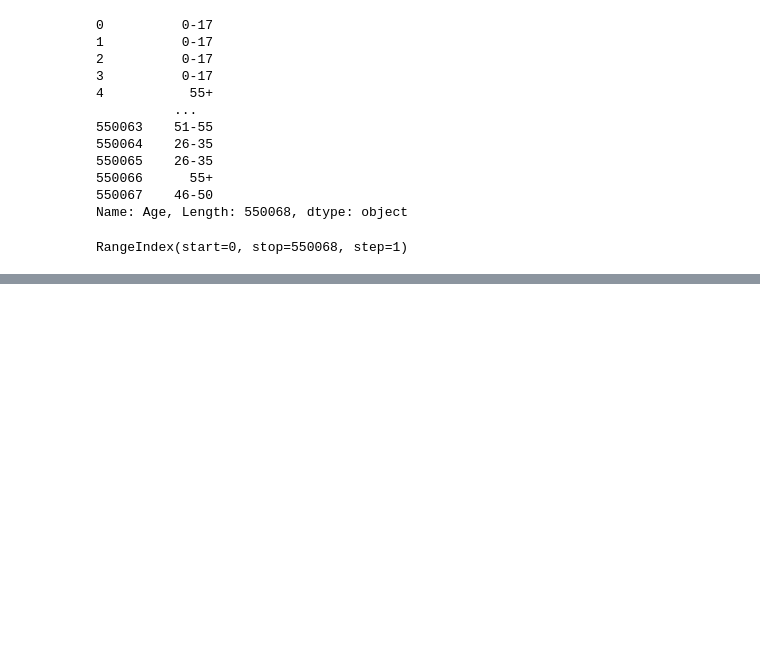
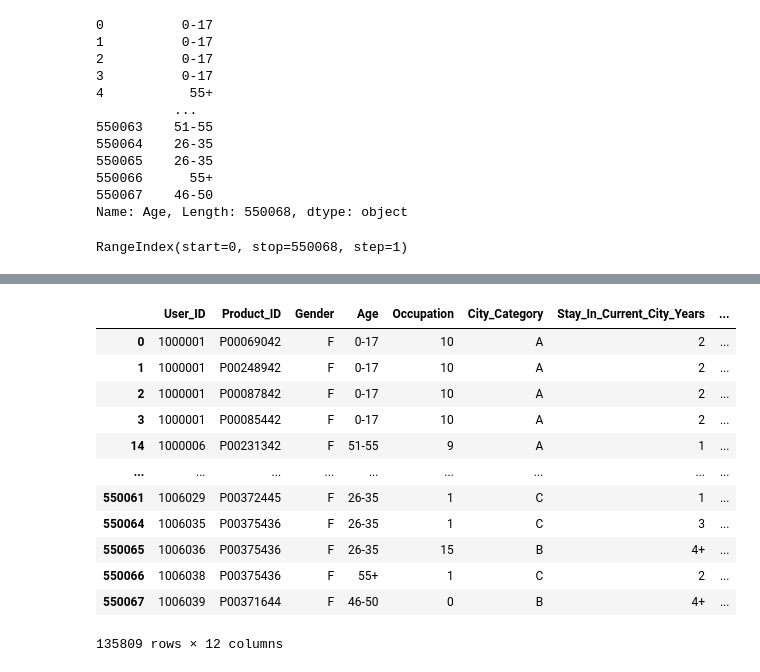
Before and after one commit to sandeepkumar96674/Data-_Analysis_using_Python, a Jupyter notebook: Basics_Practice.ipynb, the cells around one changed output, grey strips where cells are left out. Drawn from its saved outputs; the diff is of its cells as text; code cells hidden in the pictures; blank space fills up the shorter version.

```diff
--- a/Basics_Practice.ipynb
+++ b/Basics_Practice.ipynb
@@ -1876,3 +1876,5 @@ Name: Age, Length: 550068, dtype: object
 df.index
 # %% [output]
 RangeIndex(start=0, stop=550068, step=1)
+# %%
+g=df.groupby('Gender')
@@ -1878,0 +1908,16 @@ RangeIndex(start=0, stop=550068, step=1)
+# %%
+g.get_group('F')
+# %% [output]
+|  | User_ID | Product_ID | Gender | Age | Occupation | City_Category | Stay_In_Current_City_Years | ... |
+| 0 | 1000001 | P00069042 | F | 0-17 | 10 | A | 2 | ... |
+| 1 | 1000001 | P00248942 | F | 0-17 | 10 | A | 2 | ... |
+| 2 | 1000001 | P00087842 | F | 0-17 | 10 | A | 2 | ... |
+| 3 | 1000001 | P00085442 | F | 0-17 | 10 | A | 2 | ... |
+| 14 | 1000006 | P00231342 | F | 51-55 | 9 | A | 1 | ... |
+| ... | ... | ... | ... | ... | ... | ... | ... | ... |
+| 550061 | 1006029 | P00372445 | F | 26-35 | 1 | C | 1 | ... |
+| 550064 | 1006035 | P00375436 | F | 26-35 | 1 | C | 3 | ... |
+| 550065 | 1006036 | P00375436 | F | 26-35 | 15 | B | 4+ | ... |
+| 550066 | 1006038 | P00375436 | F | 55+ | 1 | C | 2 | ... |
+| 550067 | 1006039 | P00371644 | F | 46-50 | 0 | B | 4+ | ... |
+135809 rows × 12 columns
```
Also changed, not shown: parts of 16 cells of this notebook.
